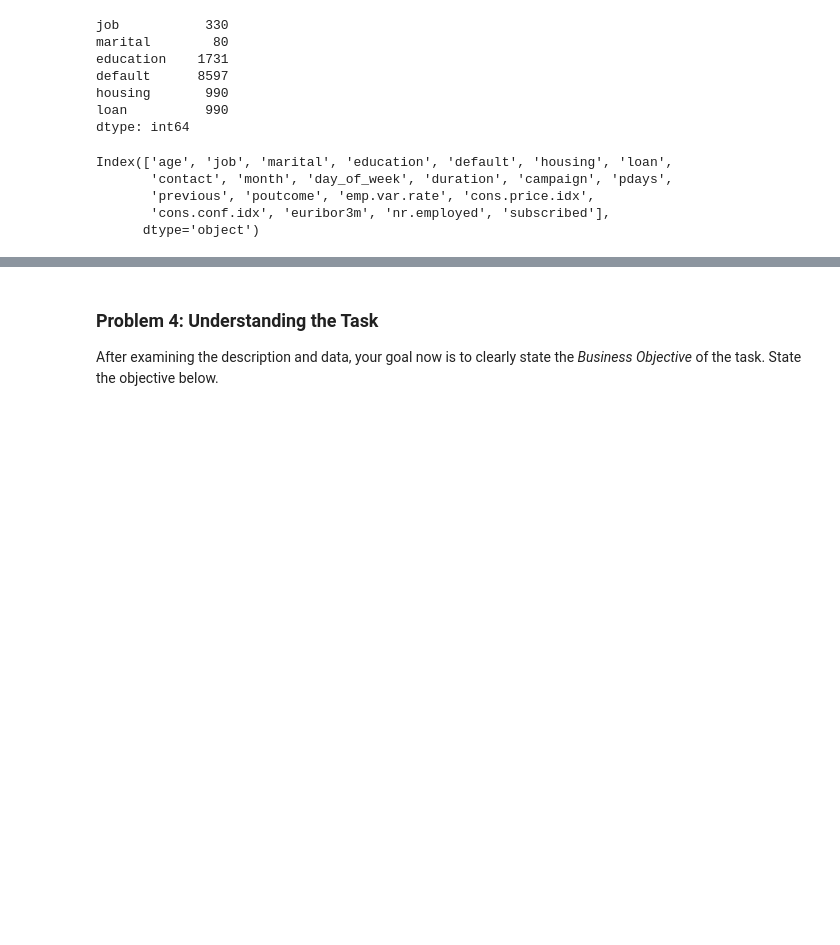
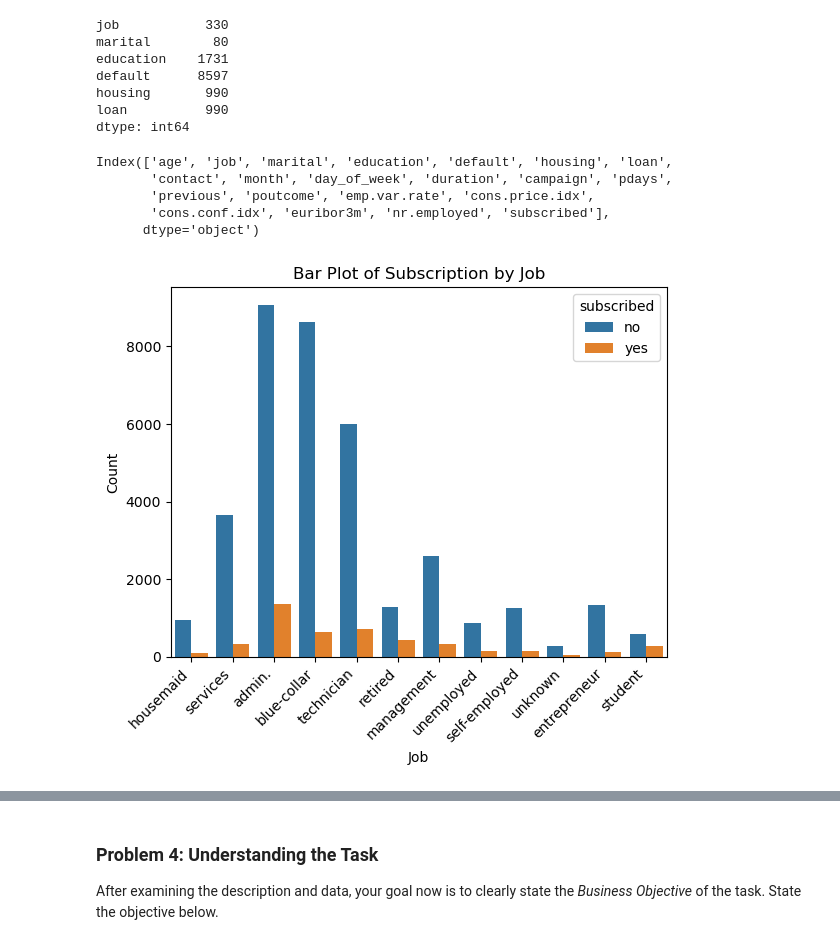
Before and after one commit to sujmishra/data-science-berkley, a Jupyter notebook: Assignment-17.1/prompt_III.ipynb, the cells around one changed output, grey strips where cells are left out. Cells and saved outputs as stored; diff of their text form; code cells hidden in the pictures; blank space fills up the shorter version.

```diff
--- a/Assignment-17.1/prompt_III.ipynb
+++ b/Assignment-17.1/prompt_III.ipynb
@@ -119,3 +122,19 @@ Index(['age', 'job', 'marital', 'education', 'default', 'housing', 'loan',
        'previous', 'poutcome', 'emp.var.rate', 'cons.price.idx',
        'cons.conf.idx', 'euribor3m', 'nr.employed', 'subscribed'],
       dtype='object')
+# %%
+# Plot of subscriptions by Job
+ax = sns.countplot(x ='job', hue = "subscribed", data = df)
+
+# Adding Title to the Plot
+ax.set_title('Bar Plot of Subscription by Job')
+
+# Setting the X and Y labels
+ax.set_xlabel('Job')
+ax.set_ylabel('Count')
+ax.set_xticklabels(ax.get_xticklabels(), rotation=45, ha="right")
+
+# Show the plot
+plt.show()
+# %% [output]
+[figure, added]
```
Also changed, not shown: parts of 11 cells of this notebook, 4 other files.
